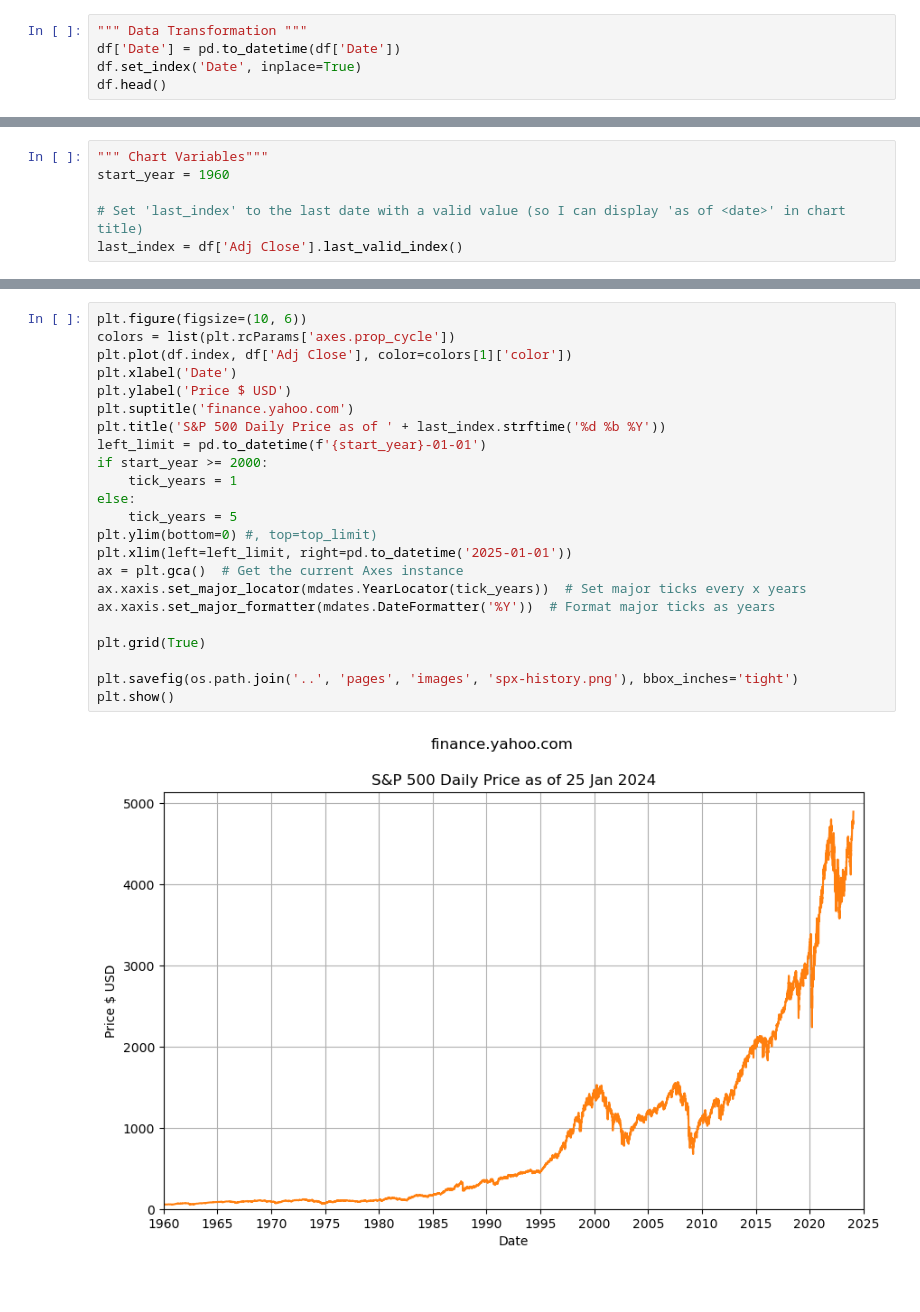
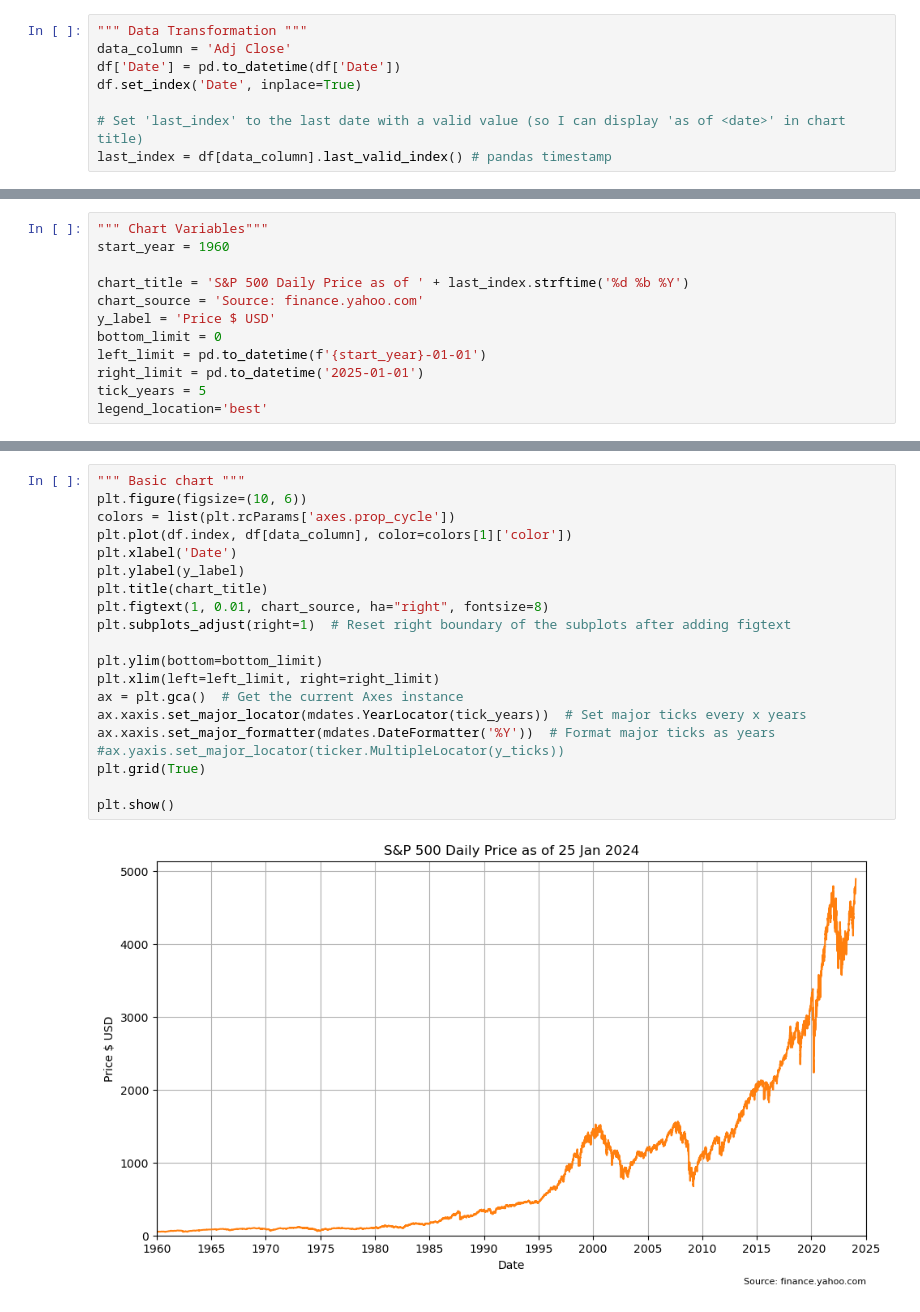
Before and after one commit to mikejonestechno/investment-analytics, a Jupyter notebook: notebooks/spx-prices.ipynb, the cells around one changed output, grey strips where cells are left out. Cells and saved outputs as stored; diff of their text form; blank space fills up the shorter version.

```diff
--- a/notebooks/spx-prices.ipynb
+++ b/notebooks/spx-prices.ipynb
@@ -21,6 +32,9 @@ max_age_days = 7
 df = load_data(csv_url, local_file, max_age_days)
 # %%
 """ Data Transformation """
+data_column = 'Adj Close'
 df['Date'] = pd.to_datetime(df['Date'])
 df.set_index('Date', inplace=True)
-df.head()
+
+# Set 'last_index' to the last date with a valid value (so I can display 'as of <date>' in chart title)
+last_index = df[data_column].last_valid_index() # pandas timestamp
@@ -36,5 +42,11 @@ df.head()
 """ Chart Variables"""
 start_year = 1960
 
-# Set 'last_index' to the last date with a valid value (so I can display 'as of <date>' in chart title)
-last_index = df['Adj Close'].last_valid_index()
+chart_title = 'S&P 500 Daily Price as of ' + last_index.strftime('%d %b %Y')
+chart_source = 'Source: finance.yahoo.com'
+y_label = 'Price $ USD'
+bottom_limit = 0
+left_limit = pd.to_datetime(f'{start_year}-01-01')
+right_limit = pd.to_datetime('2025-01-01')
+tick_years = 5
+legend_location='best'
@@ -41,25 +55,22 @@ last_index = df['Adj Close'].last_valid_index()
 # %%
+""" Basic chart """
 plt.figure(figsize=(10, 6))
 colors = list(plt.rcParams['axes.prop_cycle'])
-plt.plot(df.index, df['Adj Close'], color=colors[1]['color'])
+plt.plot(df.index, df[data_column], color=colors[1]['color'])
 plt.xlabel('Date')
-plt.ylabel('Price $ USD')
-plt.suptitle('finance.yahoo.com')
-plt.title('S&P 500 Daily Price as of ' + last_index.strftime('%d %b %Y'))
-left_limit = pd.to_datetime(f'{start_year}-01-01')
-if start_year >= 2000:
-    tick_years = 1
-else:
-    tick_years = 5
-plt.ylim(bottom=0) #, top=top_limit)
-plt.xlim(left=left_limit, right=pd.to_datetime('2025-01-01'))
+plt.ylabel(y_label)
+plt.title(chart_title)
+plt.figtext(1, 0.01, chart_source, ha="right", fontsize=8)
+plt.subplots_adjust(right=1)  # Reset right boundary of the subplots after adding figtext
+
+plt.ylim(bottom=bottom_limit)
+plt.xlim(left=left_limit, right=right_limit)
 ax = plt.gca()  # Get the current Axes instance
 ax.xaxis.set_major_locator(mdates.YearLocator(tick_years))  # Set major ticks every x years
 ax.xaxis.set_major_formatter(mdates.DateFormatter('%Y'))  # Format major ticks as years
-
+#ax.yaxis.set_major_locator(ticker.MultipleLocator(y_ticks))
 plt.grid(True)
 
-plt.savefig(os.path.join('..', 'pages', 'images', 'spx-history.png'), bbox_inches='tight')
 plt.show()
 # %% [output]
-[figure, old version]
+[figure, new version]
```
Also changed, not shown: parts of 17 cells of this notebook, 1 other file.
